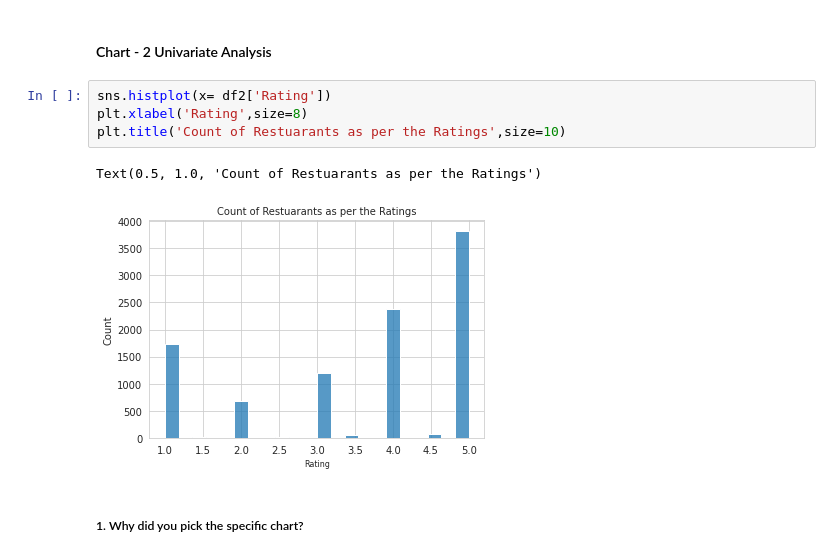
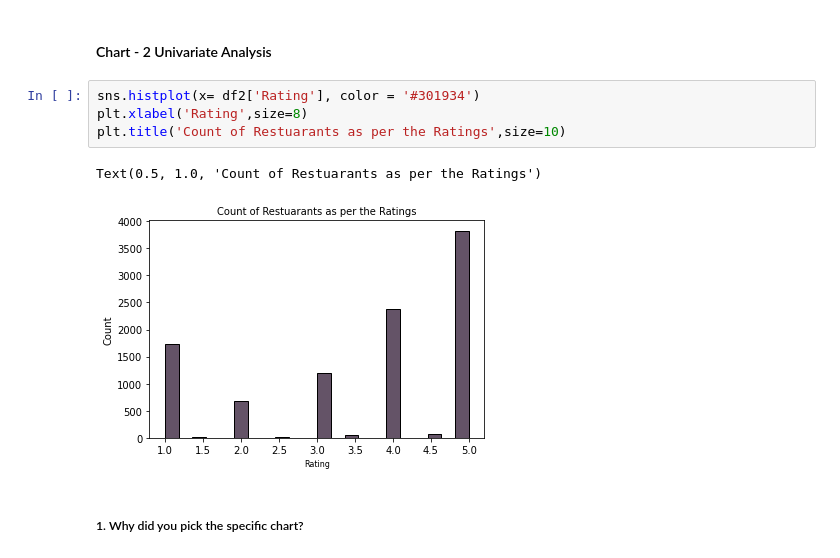
Before and after one commit to saumyadash9/Zomato-Restaurant-Clustering-And-Sentiment-Analysis, a Jupyter notebook: Saumya_Dash_Zomato_Restaurant_Clustering_And_Sentiment_Analysis.ipynb, the cells around one changed output. Cells and saved outputs as stored; diff of their text form.

```diff
--- a/Saumya_Dash_Zomato_Restaurant_Clustering_And_Sentiment_Analysis.ipynb
+++ b/Saumya_Dash_Zomato_Restaurant_Clustering_And_Sentiment_Analysis.ipynb
@@ -560,12 +560,12 @@ Answer Here
 # %% [markdown]
 #### Chart - 2 Univariate Analysis
 # %%
-sns.histplot(x= df2['Rating'])
+sns.histplot(x= df2['Rating'], color = '#301934')
 plt.xlabel('Rating',size=8)
 plt.title('Count of Restuarants as per the Ratings',size=10)
 # %% [output]
 Text(0.5, 1.0, 'Count of Restuarants as per the Ratings')
-[figure, old version]
+[figure, new version]
 # %% [markdown]
 ##### 1. Why did you pick the specific chart?
 # %% [markdown]
```
Also changed, not shown: parts of 13 cells of this notebook.
